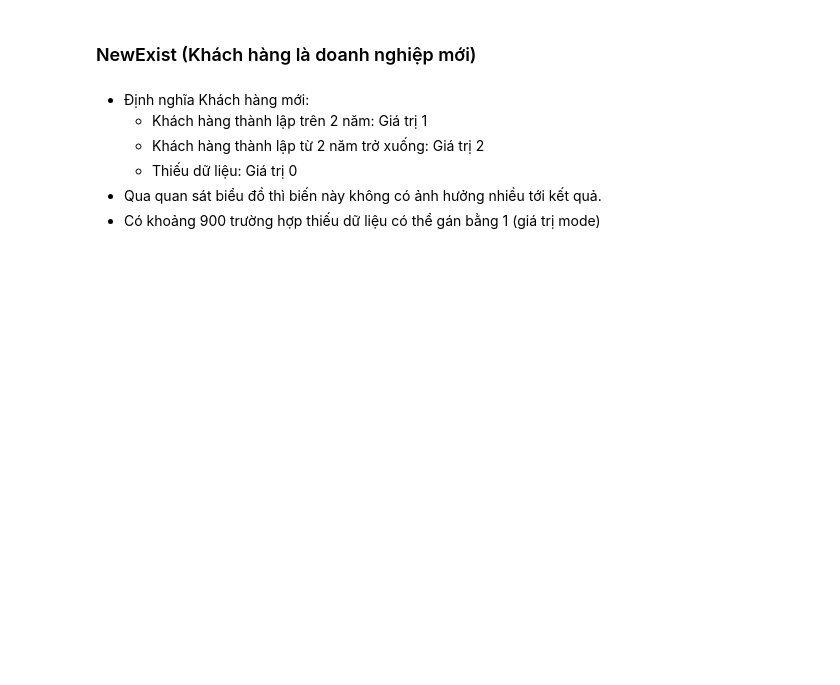
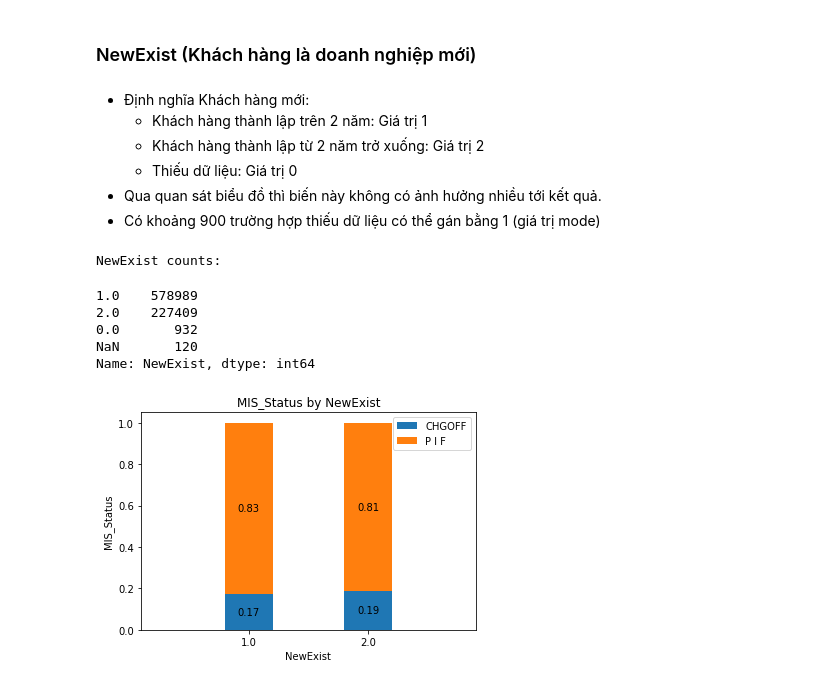
Before and after one commit to sonhn-dev/dsp305x, a Jupyter notebook: notebook.ipynb, the cells around one changed output. Drawn from its saved outputs; the diff is of its cells as text; code cells hidden in the pictures; blank space fills up the shorter version.

```diff
--- a/notebook.ipynb
+++ b/notebook.ipynb
@@ -462,4 +505,22 @@ print(naics_increase_clusters)
 * Có khoảng 900 trường hợp thiếu dữ liệu có thể gán bằng 1 (giá trị mode)
 # %%
 print('NewExist counts:')
-x_train['NewExist'].value_counts()
+display(x_train['NewExist'].value_counts(dropna=False))
+
+new_exist = x_train['NewExist'].fillna(0)
+cond = (new_exist != 0)
+counts = pd.DataFrame(y_train[cond]).pivot_table(index=y_train[cond],
+                                                 columns=new_exist[cond],
+                                                 values=y_train.name,
+                                                 aggfunc='count')
+portions = counts / counts.sum()
+plot_stacked_bars(portions)
+plt.show()
+# %% [output]
+NewExist counts:
+1.0    578989
+2.0    227409
+0.0       932
+NaN       120
+Name: NewExist, dtype: int64
+[figure, added]
```
Also changed, not shown: parts of 23 cells of this notebook, 2 other files.
